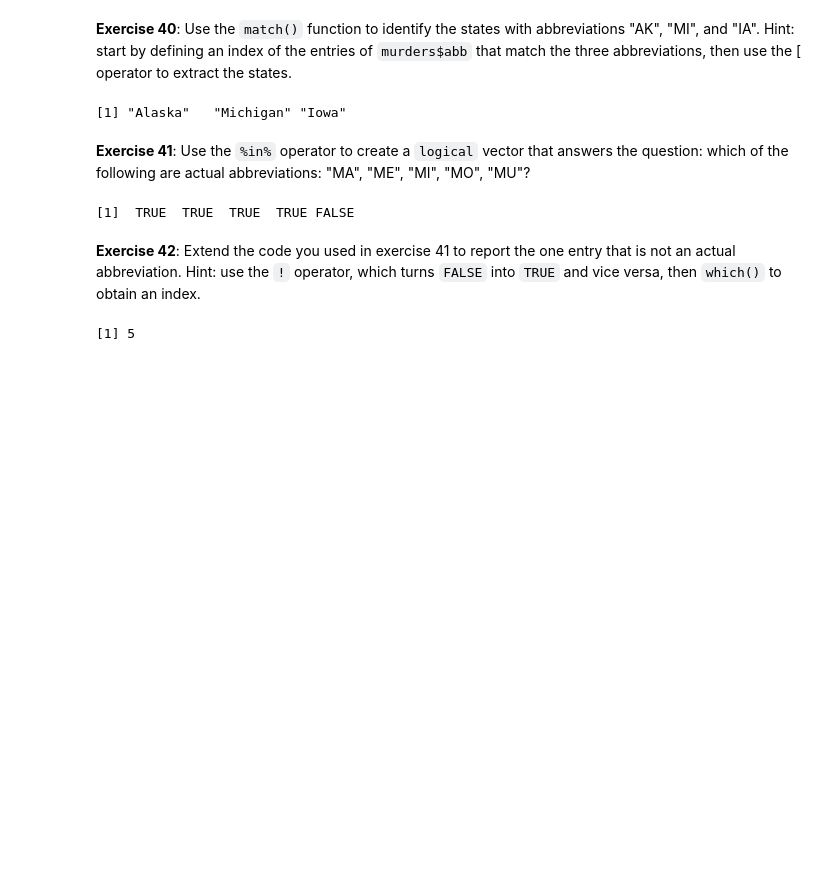
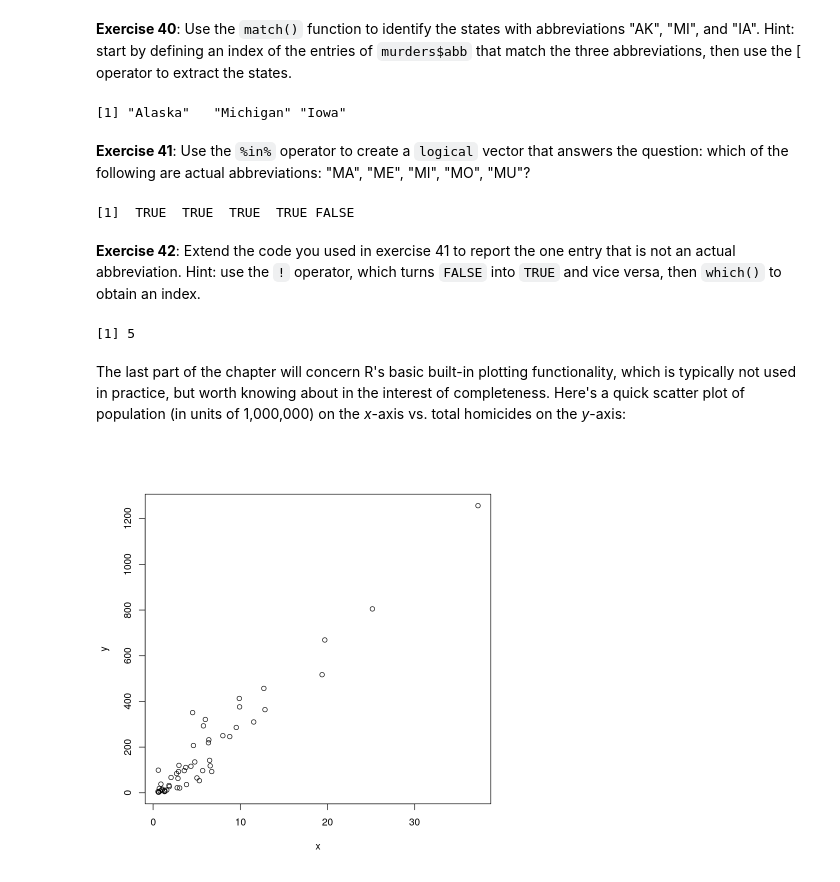
Before and after one commit to readyready15728/data-wrangling-and-visualization-with-r, a Jupyter notebook: 02_r_basics/02_r_basics.ipynb, the cells around one changed output. Saved outputs shown, nothing was run; the diff lists cells and outputs as text; code cells hidden in the pictures; blank space fills up the shorter version.

Commit message:
Finished with chapter 2

```diff
--- a/02_r_basics/02_r_basics.ipynb
+++ b/02_r_basics/02_r_basics.ipynb
@@ -1668,3 +1668,13 @@ c('MA', 'ME', 'MI', 'MO', 'MU') %in% murders$abb
 which(!(c('MA', 'ME', 'MI', 'MO', 'MU') %in% murders$abb))
 # %% [output]
 [1] 5
+# %% [markdown]
+The last part of the chapter will concern R's basic built-in plotting functionality, which is typically not used in practice, but worth knowing about in the interest of completeness. Here's a quick scatter plot of population (in units of 1,000,000) on the *x*-axis vs. total homicides on the *y*-axis:
+# %%
+x <- murders$population / 10^6
+y <- murders$total
+# The following is necessary for use with the JupyterLab dark theme
+par(bg = 'white')
+plot(x, y)
+# %% [output]
+[figure, added]
```
Also changed, not shown: parts of 17 cells of this notebook.
